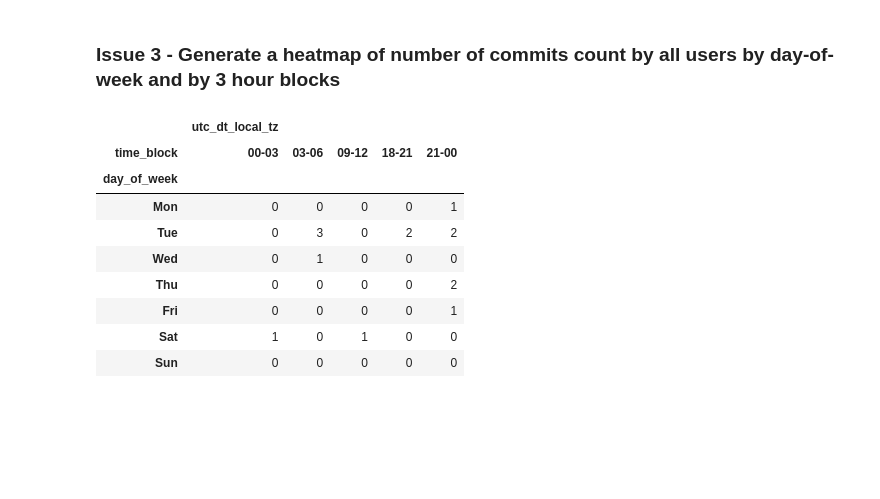
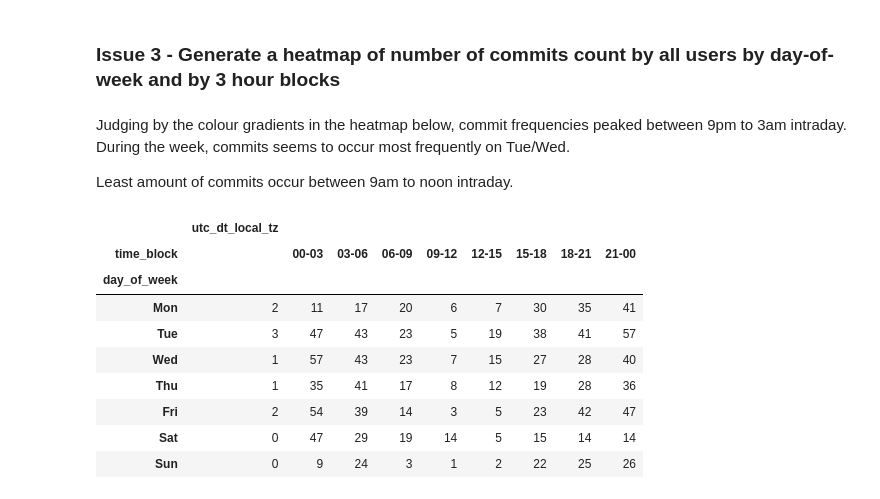
Before and after one commit to actan999/edb_assignment, a Jupyter notebook: scripts/20 - Data Analysis.ipynb, the cells around one changed output. Saved outputs shown, nothing was run; the diff lists cells and outputs as text; code cells hidden in the pictures; blank space fills up the shorter version.

```diff
--- a/scripts/20 - Data Analysis.ipynb
+++ b/scripts/20 - Data Analysis.ipynb
@@ -99,17 +141,21 @@ comm.seek_consecutive_dates(issue_2_df['utc_dt_isoformat'])
 # %% [markdown]
 ### Issue 3 - Generate a heatmap of number of commits count by all users by day-of-week and by 3 hour blocks
+# %% [markdown]
+Judging by the colour gradients in the heatmap below, commit frequencies peaked between 9pm to 3am intraday.  During the week, commits seems to occur most frequently on Tue/Wed.
+
+Least amount of commits occur between 9am to noon intraday.
 # %%
-(comm.df_for_heatmap(df, local_timezone)
+(comm.df_for_heatmap(df, local_timezone, three_hourly_blocks, ordered_weekday)
 .pivot_table(index='day_of_week', columns='time_block', values = ["utc_dt_local_tz"], aggfunc='count')
 .style.background_gradient(axis=None))
 # %% [output]
-|  | utc_dt_local_tz |  |  |  |  |
-| time_block | 00-03 | 03-06 | 09-12 | 18-21 | 21-00 |
-| day_of_week |  |  |  |  |  |
-| Mon | 0 | 0 | 0 | 0 | 1 |
-| Tue | 0 | 3 | 0 | 2 | 2 |
-| Wed | 0 | 1 | 0 | 0 | 0 |
-| Thu | 0 | 0 | 0 | 0 | 2 |
-| Fri | 0 | 0 | 0 | 0 | 1 |
-| Sat | 1 | 0 | 1 | 0 | 0 |
-| Sun | 0 | 0 | 0 | 0 | 0 |
+|  | utc_dt_local_tz |  |  |  |  |  |  |  |  |
+| time_block |  | 00-03 | 03-06 | 06-09 | 09-12 | 12-15 | 15-18 | 18-21 | 21-00 |
+| day_of_week |  |  |  |  |  |  |  |  |  |
+| Mon | 2 | 11 | 17 | 20 | 6 | 7 | 30 | 35 | 41 |
+| Tue | 3 | 47 | 43 | 23 | 5 | 19 | 38 | 41 | 57 |
+| Wed | 1 | 57 | 43 | 23 | 7 | 15 | 27 | 28 | 40 |
+| Thu | 1 | 35 | 41 | 17 | 8 | 12 | 19 | 28 | 36 |
+| Fri | 2 | 54 | 39 | 14 | 3 | 5 | 23 | 42 | 47 |
+| Sat | 0 | 47 | 29 | 19 | 14 | 5 | 15 | 14 | 14 |
+| Sun | 0 | 9 | 24 | 3 | 1 | 2 | 22 | 25 | 26 |
```
Also changed, not shown: parts of 12 cells of this notebook, 4 other files.
